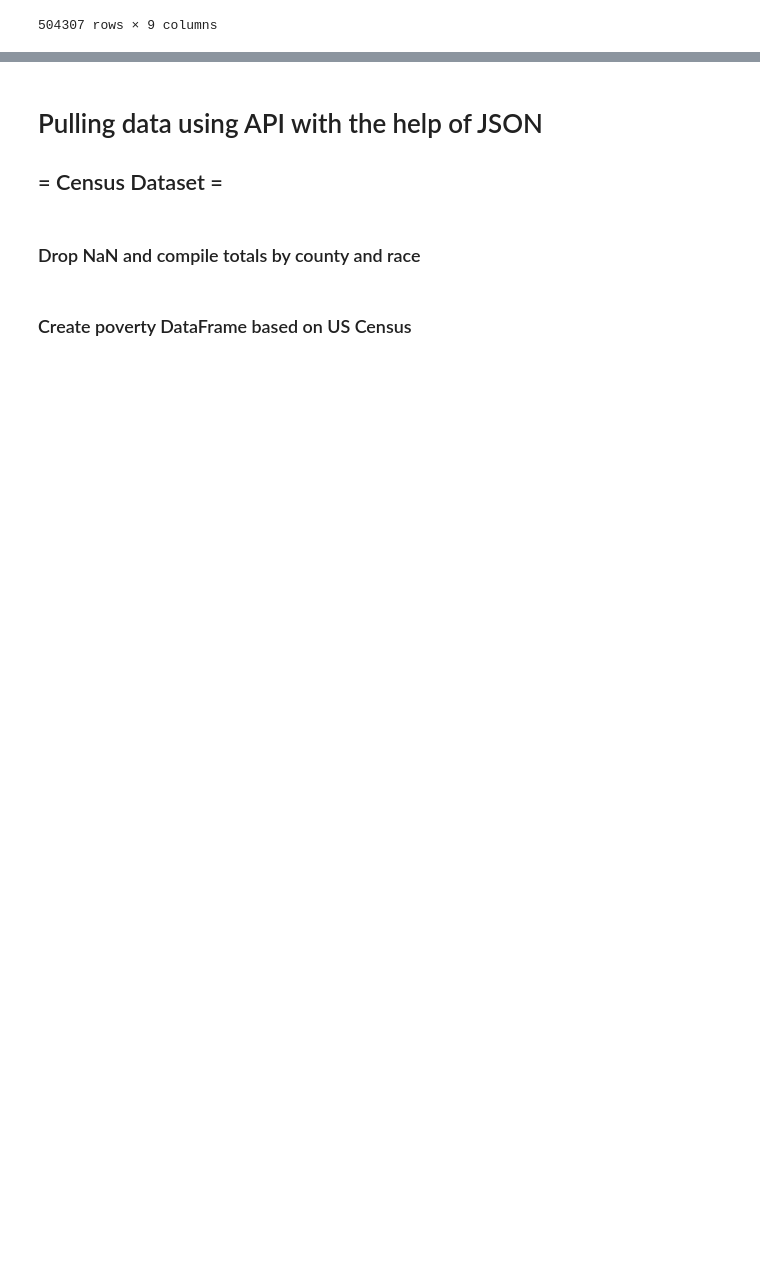
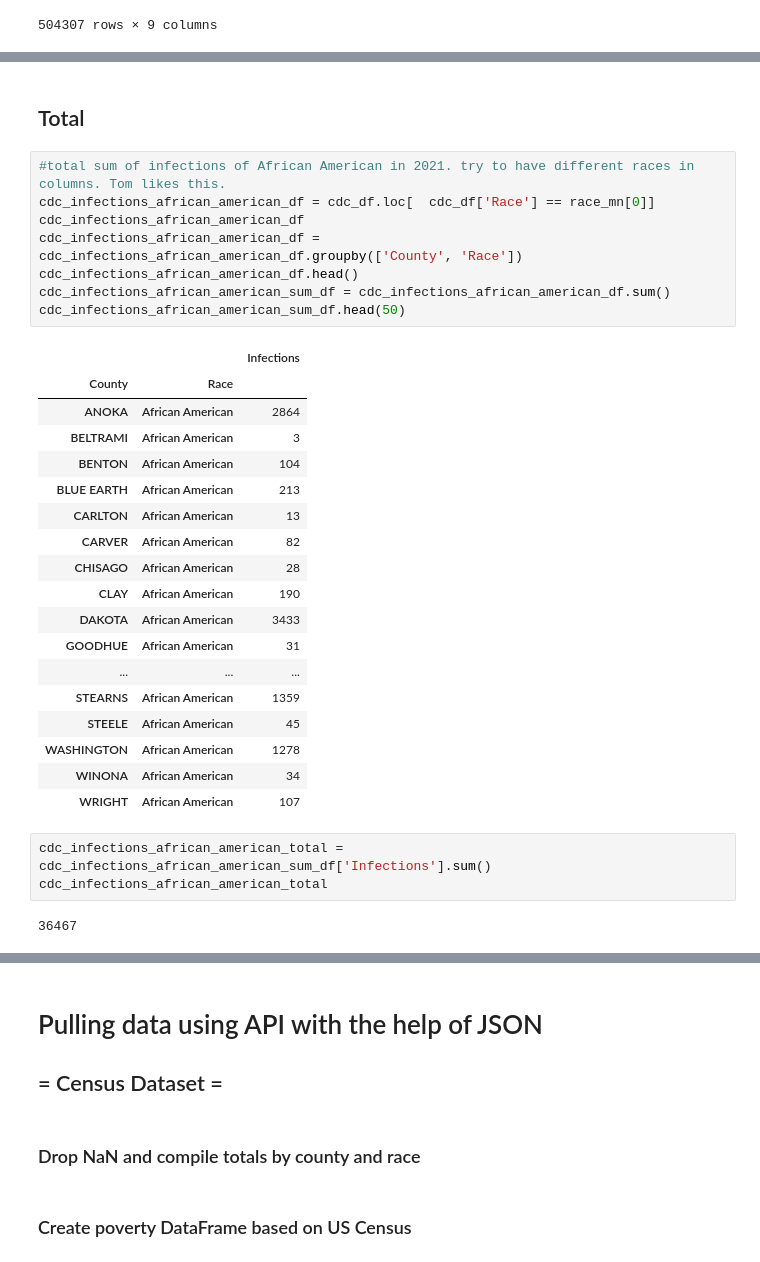
Before and after one commit to tlenzmeier58/Project_1, a Jupyter notebook: working.ipynb, the cells around one changed output, grey strips where cells are left out. Saved outputs shown, nothing was run; the diff lists cells and outputs as text; blank space fills up the shorter version.

```diff
--- a/working.ipynb
+++ b/working.ipynb
@@ -74,0 +130,34 @@ array(['Caucasian', nan, 'Hispanic', 'Asian', 'African American', 'Other',
+# %% [markdown]
+## Total
+# %%
+#total sum of infections of African American in 2021. try to have different races in columns. Tom likes this.
+cdc_infections_african_american_df = cdc_df.loc[  cdc_df['Race'] == race_mn[0]]
+cdc_infections_african_american_df
+cdc_infections_african_american_df = cdc_infections_african_american_df.groupby(['County', 'Race'])
+cdc_infections_african_american_df.head()
+cdc_infections_african_american_sum_df = cdc_infections_african_american_df.sum()
+cdc_infections_african_american_sum_df.head(50)
+# %% [output]
+|  |  | Infections |
+| County | Race |  |
+| ANOKA | African American | 2864 |
+| BELTRAMI | African American | 3 |
+| BENTON | African American | 104 |
+| BLUE EARTH | African American | 213 |
+| CARLTON | African American | 13 |
+| CARVER | African American | 82 |
+| CHISAGO | African American | 28 |
+| CLAY | African American | 190 |
+| DAKOTA | African American | 3433 |
+| GOODHUE | African American | 31 |
+| ... | ... | ... |
+| STEARNS | African American | 1359 |
+| STEELE | African American | 45 |
+| WASHINGTON | African American | 1278 |
+| WINONA | African American | 34 |
+| WRIGHT | African American | 107 |
+# %%
+cdc_infections_african_american_total = cdc_infections_african_american_sum_df['Infections'].sum()
+cdc_infections_african_american_total
+# %% [output]
+36467
```
Also changed, not shown: parts of 99 cells of this notebook, 3 other files.
